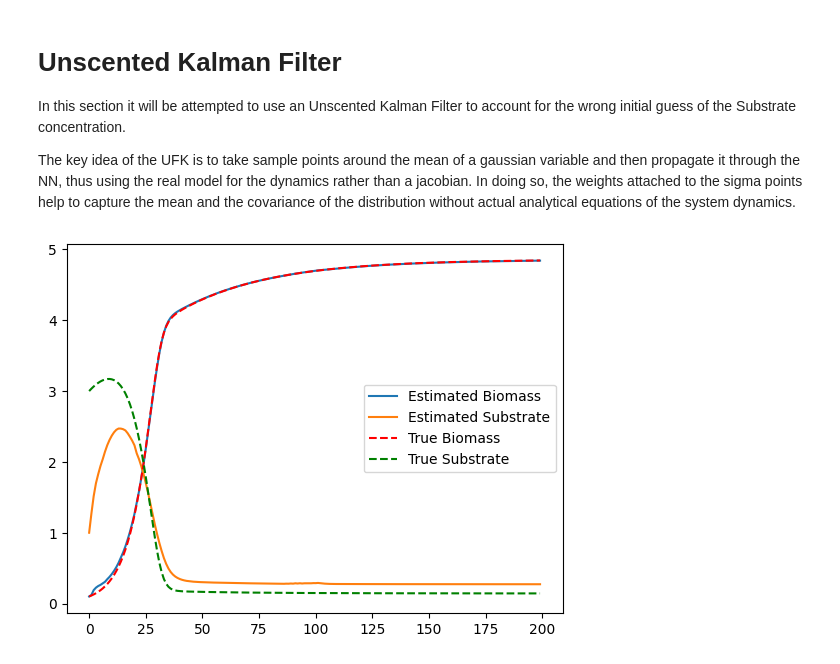
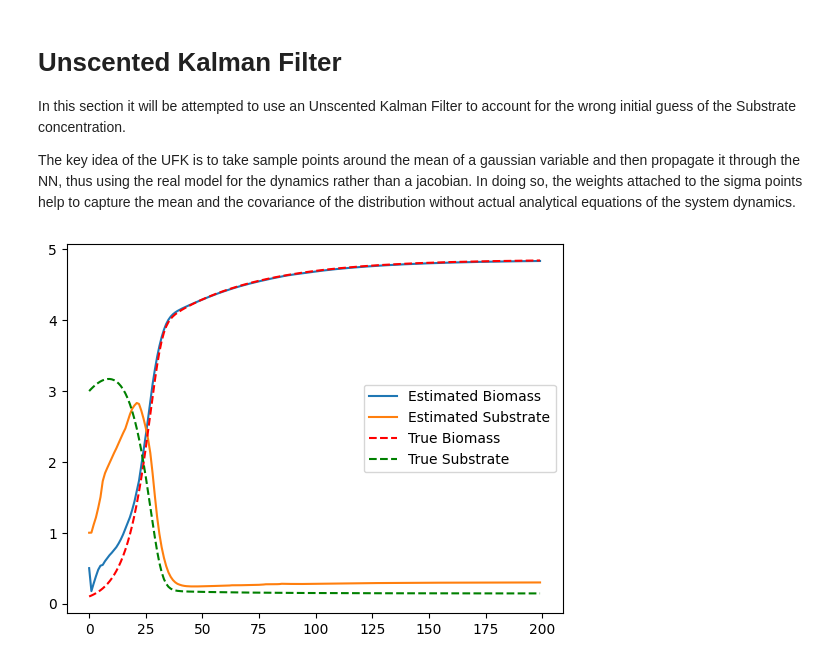
Before and after one commit to therealtoby1/Master, a Jupyter notebook: Cell_growth_easy_Model.ipynb, the cells around one changed output. Saved outputs shown, nothing was run; the diff lists cells and outputs as text; code cells hidden in the pictures.

```diff
--- a/Cell_growth_easy_Model.ipynb
+++ b/Cell_growth_easy_Model.ipynb
@@ -177,35 +238,34 @@ points = MerweScaledSigmaPoints(n=dim_x, alpha=0.1, beta=2.0, kappa=0.0)
 
 # Create UKF object
 ukf = UKF(dim_x=dim_x, dim_z=dim_z, fx=f_NN, hx=h, dt=1.0, points=points)
 
 # Initial state guess (e.g., wrong s value)
-ukf.x = np.array([0.1, 1])  # Initial guess for [b, s] the real values are [0.1, 3]
-
+ukf.x = np.array([0.5, 1])  # Initial guess for [b, s] the real values are [0.1, 3]
 # Initial covariance (uncertainty in state)
-ukf.P = np.eye(dim_x) * 0.3# You can tune this
+ukf.P = np.eye(dim_x) * 0.1# You can tune this
 
 # Process noise (model uncertainty)
-ukf.Q = np.diag([1e-2, 1e-4])  # Tune this based on how inaccurate your NN is
+ukf.Q = np.diag([1e-3, 1e-3])  # Tune this based on how inaccurate your NN is
 
 # Measurement noise (e.g., sensor error in b, but i should not have any noise since i simulated with the ODE for the measurement)
 ukf.R = np.array([[0.01]])  # Measurement noise variance
 
 b_measurements = Dataset_val['B1'][0:]  # Use the biomass measurements for updating the filter
 
 estimated_states = [ukf.x.copy()]  # Store the initial state (used for plotting)
 
 for z in b_measurements[1:]:  # Skip the first measurement since i assume the measurement is not available at t=0
     ukf.predict()
     ukf.update(np.array([z]))
     estimated_states.append(ukf.x.copy())
 
 
 estimated_states = np.array(estimated_states)
 plt.plot(estimated_states[:, 0], label='Estimated Biomass')
 plt.plot(estimated_states[:, 1], label='Estimated Substrate')
 plt.plot(validation.y[0], 'r--', label='True Biomass')
 plt.plot(validation.y[1], 'g--', label='True Substrate')
 plt.legend()
 plt.show()
 # %% [output]
-[figure, old version]
+[figure, new version]
```
Also changed, not shown: parts of 5 cells of this notebook, 1 other file.
